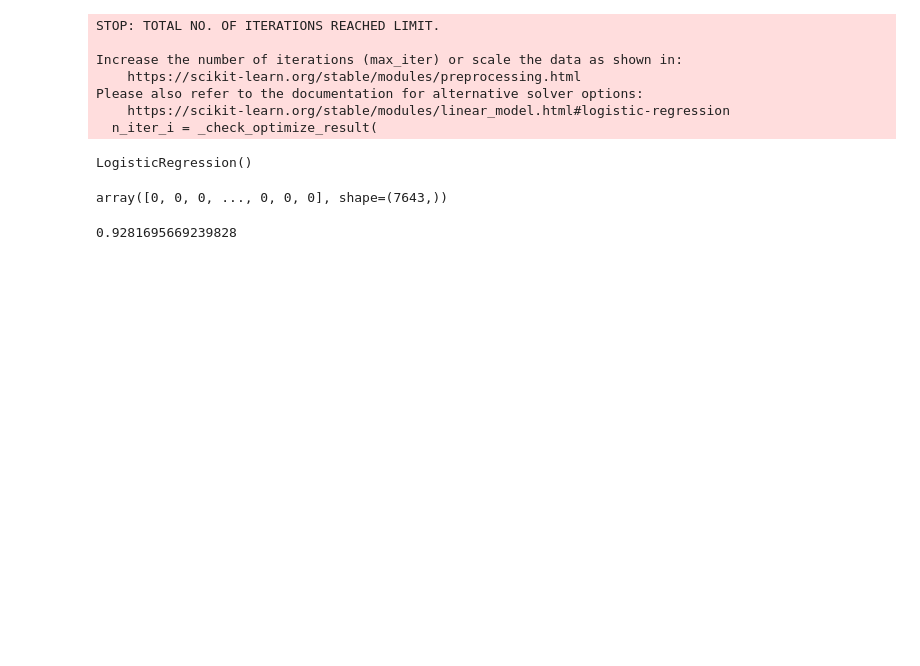
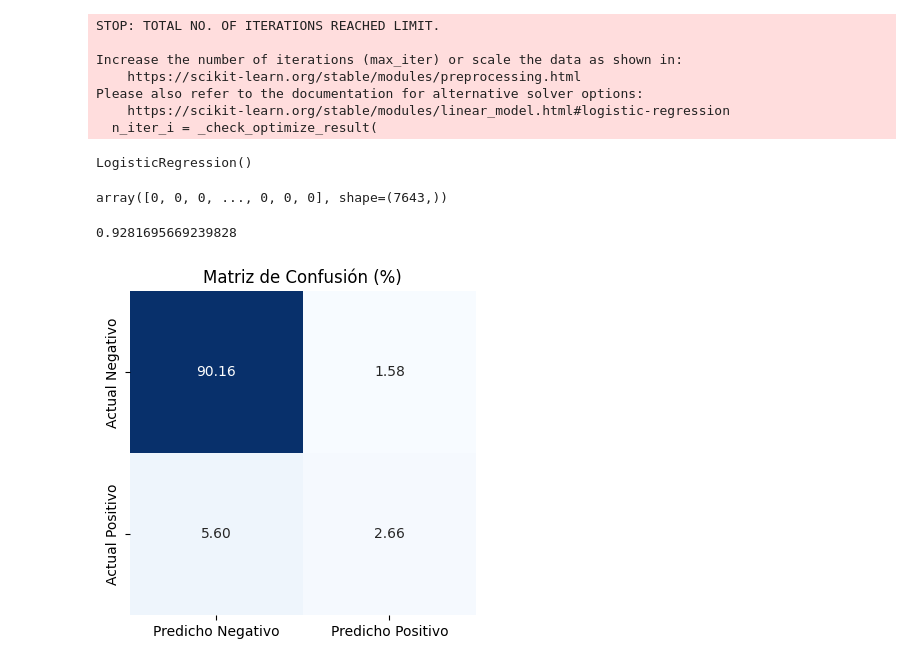
Before and after one commit to gzsomm/Regresi-n-log-stica, a Jupyter notebook: src/explore.ipynb, the cells around one changed output. Drawn from its saved outputs; the diff is of its cells as text; code cells hidden in the pictures; blank space fills up the shorter version.

Commit message:
Con matriz de confusion

```diff
--- a/src/explore.ipynb
+++ b/src/explore.ipynb
@@ -364,3 +363,22 @@ from sklearn.metrics import accuracy_score
 accuracy_score(y_test, y_pred)
 # %% [output]
 0.9281695669239828
+# %%
+from sklearn.metrics import confusion_matrix
+
+logistic_cm = confusion_matrix(y_test, y_pred)
+
+cm_percent = logistic_cm.astype(np.float64) / logistic_cm.sum() * 100  # Normalizar por el total
+
+cm_df = pd.DataFrame(cm_percent, index=["Actual Negativo", "Actual Positivo"],
+                     columns=["Predicho Negativo", "Predicho Positivo"])
+
+# Graficar el heatmap con porcentajes
+plt.figure(figsize=(4, 4))
+sns.heatmap(cm_df, annot=True, fmt=".2f", cbar=False, cmap="Blues")
+
+plt.title("Matriz de Confusión (%)")
+plt.tight_layout()
+plt.show()
+# %% [output]
+[figure, added]
```
Also changed, not shown: parts of 1 cell of this notebook.
